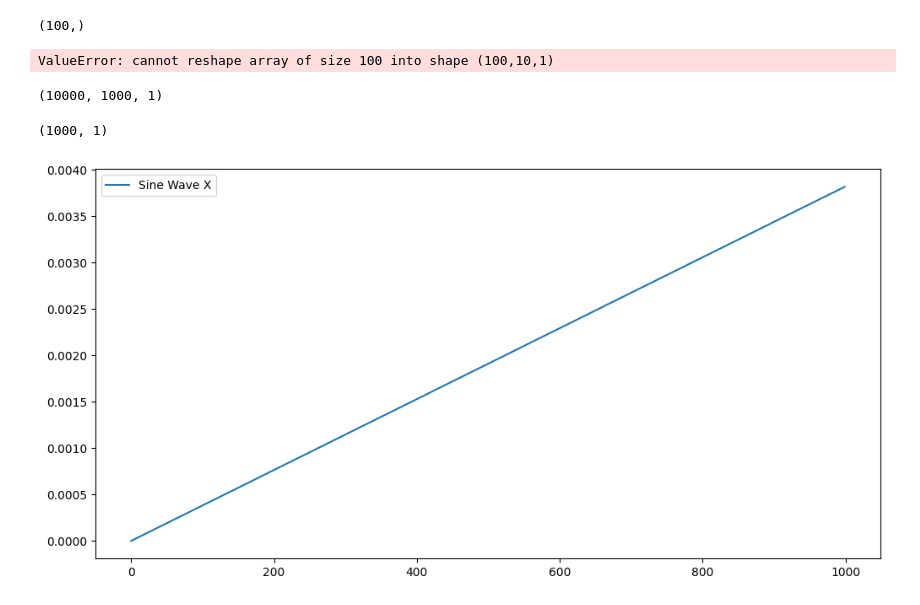
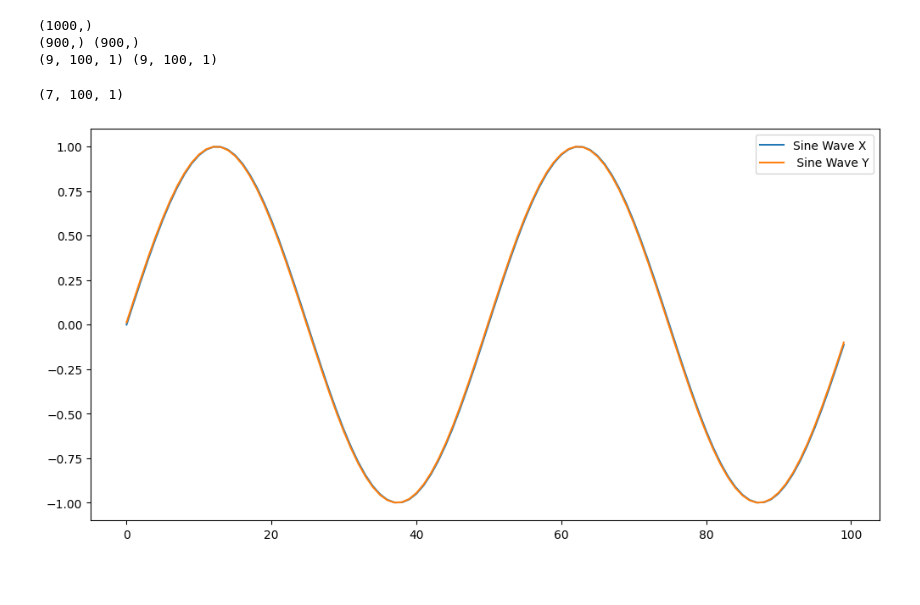
Before and after one commit to Flops-92/First_sh, a Jupyter notebook: LSTM_1.ipynb, the cells around one changed output. Saved outputs shown, nothing was run; the diff lists cells and outputs as text; code cells hidden in the pictures; blank space fills up the shorter version.

```diff
--- a/LSTM_1.ipynb
+++ b/LSTM_1.ipynb
@@ -26,12 +27,10 @@ def generate_sine_wave(seq_length, n_samples):
     return data
 
 def generate_sine_wave_with_linear(seq_length, n_samples,a=1,b=0):
+    # Time vector
+    samples_per_second=int(n_samples/seq_length)
 
-    data=[]
-
-    # Time vector
-
-    t = np.linspace(0, seq_length*n_samples, n_samples)   # 10 seconds sampled at 1000 points
+    t = np.linspace(0, seq_length, n_samples)  #  totallength seconds sampled at n_samples points
 
     # Main long-period sinusoid (e.g., period of 5 seconds)
     long_period_sinusoid = np.sin(2 * np.pi * t / 5)
@@ -41,46 +40,46 @@ def generate_sine_wave_with_linear(seq_length, n_samples,a=1,b=0):
     high_freq_fluctuation_2 = 0.1 * np.sin(2 * np.pi * t / 0.5)  # 10% amplitude of the main signal
 
     # Combined signal
-    combined_signal = long_period_sinusoid + high_freq_fluctuation_1 + high_freq_fluctuation_2
+    #combined_signal = long_period_sinusoid + high_freq_fluctuation_1 + high_freq_fluctuation_2
+    combined_signal = long_period_sinusoid
 
     # Low gradient linear increment
-    linear_increment = 0.05 * t  # Small slope (0.05) linear increment
+    linear_increment = 0 * t  # Small slope (0.05) linear increment
 
     # Signal with linear increment
-    final_signal = combined_signal + linear_increment
+    #final_signal = combined_signal + linear_increment
+    final_signal = combined_signal
+    print(final_signal.shape)
+    forcast_horizen_index=int(forcast_horizen*samples_per_second)
+    x=final_signal[0:-forcast_horizen_index]
+    y=final_signal[forcast_horizen_index:]
+    print(x.shape,y.shape)
+    x = x.reshape((-1, seq_length, n_features))
+    y = y.reshape((-1, seq_length, n_features))
+    print(x.shape,y.shape)
 
-    print(final_signal.shape)
-
-    data = final_signal.reshape((n_samples, seq_length, n_features))
-
-    return data
+    return x,y
 # %%
 # Generate sine wave data
 #data = generate_sine_wave(seq_length, n_samples)
 # Sine Wave with linear component (ax+b)
 
-data =generate_sine_wave_with_linear(seq_length, n_samples,a=1,b=1)
+x,y =generate_sine_wave_with_linear(seq_length, n_samples,a=1,b=1)
 # %% [output]
-(100,)
+(1000,)
+(900,) (900,)
+(9, 100, 1) (9, 100, 1)
-ValueError: cannot reshape array of size 100 into shape (100,10,1)
-# %%
-data.shape
-# %% [output]
-(10000, 1000, 1)
-# %%
-x=data[0:-seq_length]
-y=data[seq_length:n_samples]
-x_train, x_val, y_train, y_val = train_test_split(x, y, test_size=0.2, shuffle=False)
-# %%
-x_train[0].shape
-# %% [output]
-(1000, 1)
+# %%
+x_train, x_test, y_train, y_test = train_test_split(x, y, test_size=0.2,shuffle=False)
+x_train.shape
+# %% [output]
+(7, 100, 1)
 # %%
 # Plot real vs. synthetic sine wave
 plt.figure(figsize=(12, 6))
 plt.plot(x_train[0].reshape(-1), label='Sine Wave X')
-#plt.plot(y_train.reshape(-1), label=' Sine Wave Y')
+plt.plot(y_train[0].reshape(-1), label=' Sine Wave Y')
 plt.legend()
 plt.show()
 # %% [output]
-[figure, old version]
+[figure, new version]
```
Also changed, not shown: parts of 9 cells of this notebook.
